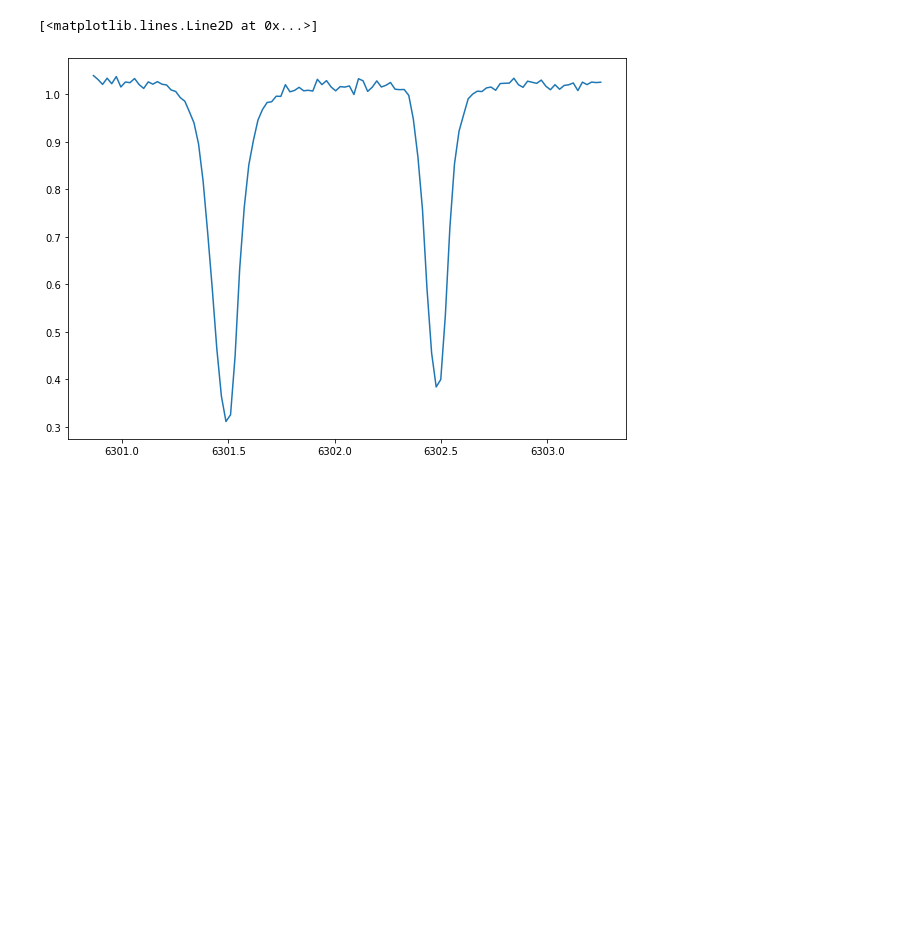
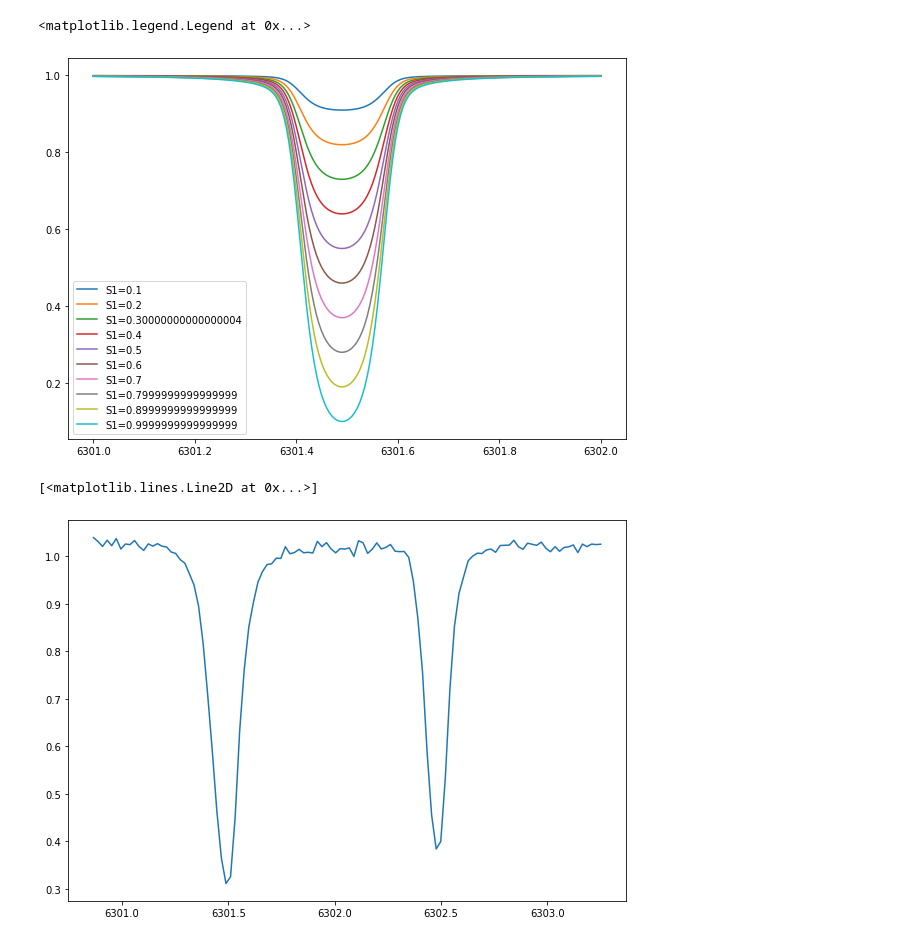
Before and after one commit to ivanzmilic/me_inversion_exercises, a Jupyter notebook: scalar_me.ipynb, the cells around one changed output. Cells and saved outputs as stored; diff of their text form; code cells hidden in the pictures; blank space fills up the shorter version.

```diff
--- a/scalar_me.ipynb
+++ b/scalar_me.ipynb
@@ -4,0 +82,15 @@ from astropy.io import fits
+# %%
+#Now the slope of the source function
+S1var = 0.1
+
+plt.figure(figsize=[10,7])
+
+for i in range(0,10):
+    spec = me_scalar([1.0-S1var,S1var,eta,shift,width,damping],ll)
+    plt.plot(ll,spec,label='S1='+str(S1var))
+    S1var += 0.1
+
+plt.legend()
+# %% [output]
+<matplotlib.legend.Legend at 0x...>
+[figure, added]
```
Also changed, not shown: parts of 11 cells of this notebook.
